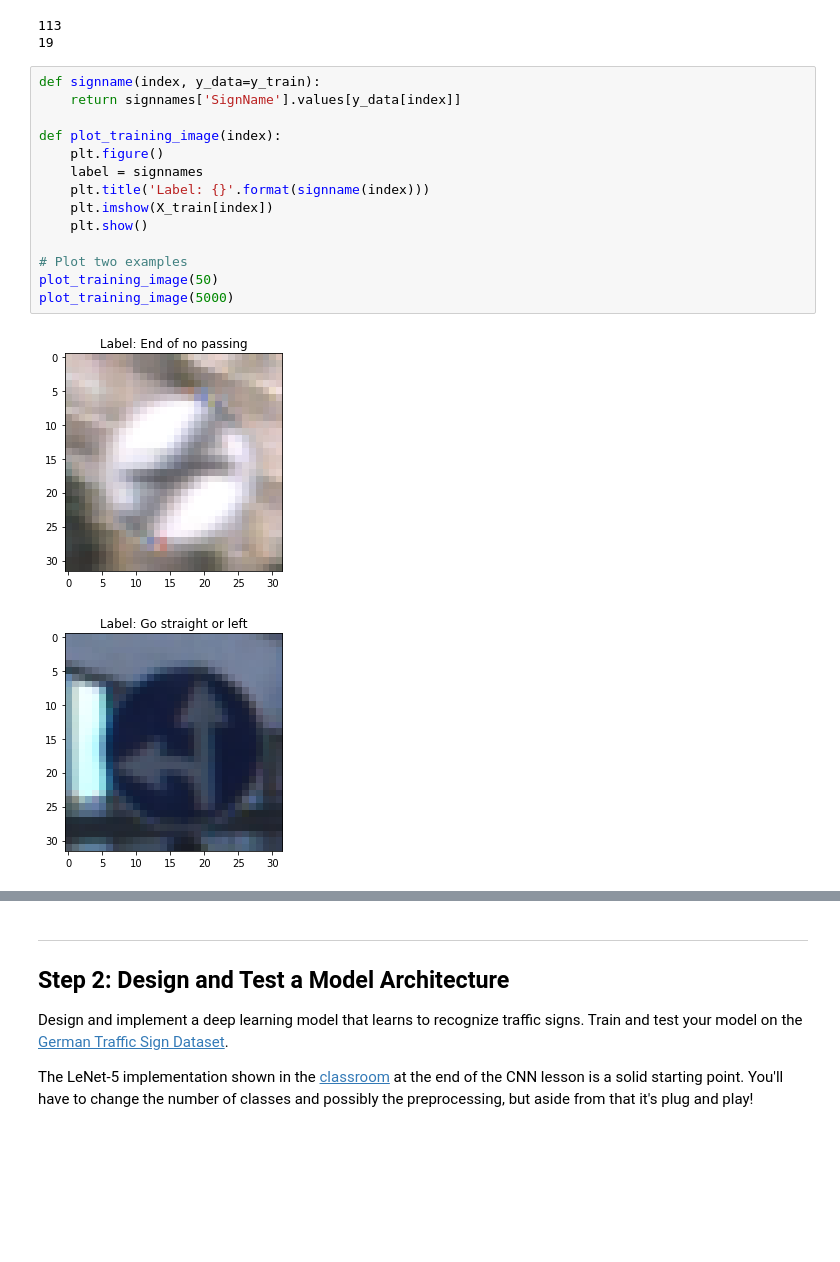
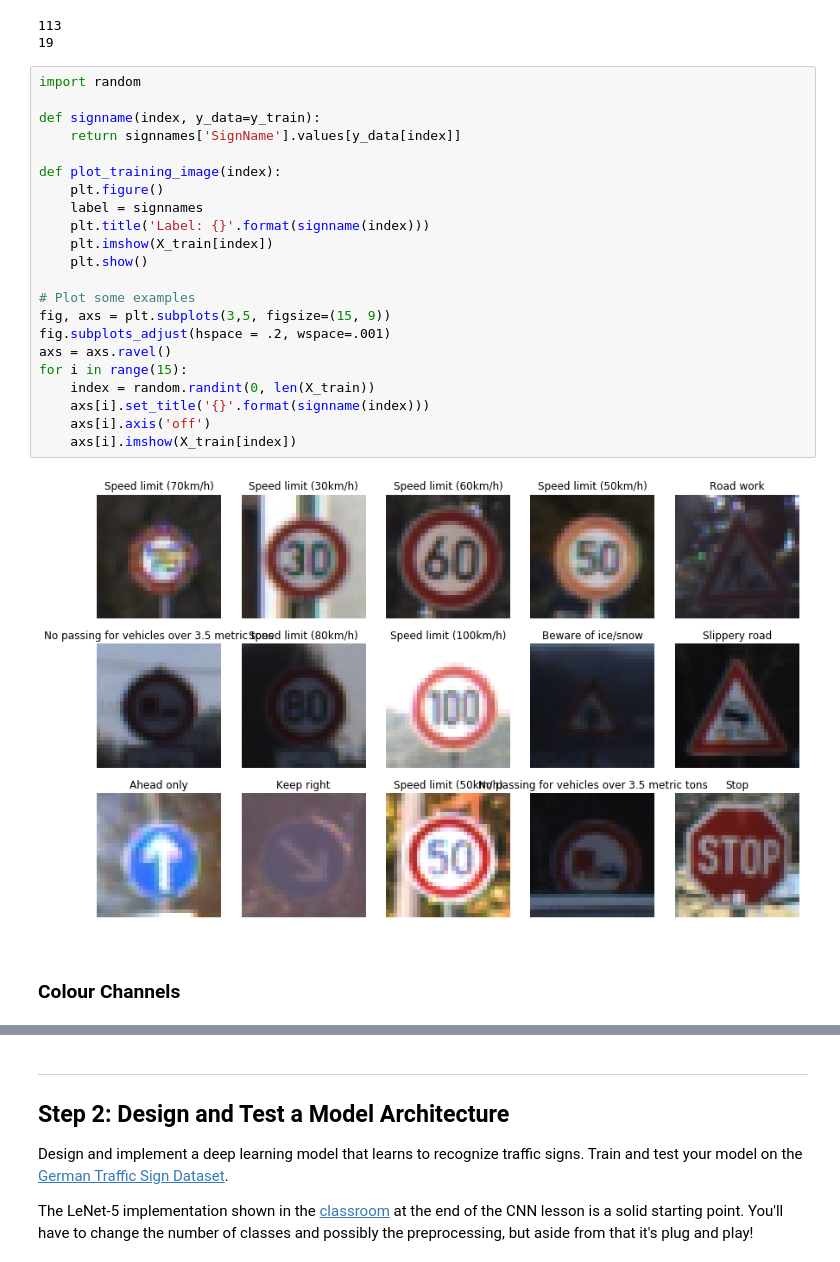
Before and after one commit to heliotropium72/traffic_sign_classifier, a Jupyter notebook: Traffic_Sign_Classifier.ipynb, the cells around one changed output, grey strips where cells are left out. Saved outputs shown, nothing was run; the diff lists cells and outputs as text; blank space fills up the shorter version.

```diff
--- a/Traffic_Sign_Classifier.ipynb
+++ b/Traffic_Sign_Classifier.ipynb
@@ -128,20 +128,29 @@ print(X_train[0].min())
 113
 19
 # %%
+import random
+
 def signname(index, y_data=y_train):
     return signnames['SignName'].values[y_data[index]]
 
 def plot_training_image(index):
     plt.figure()
     label = signnames
     plt.title('Label: {}'.format(signname(index)))
     plt.imshow(X_train[index])
     plt.show()
 
-# Plot two examples
-plot_training_image(50)
-plot_training_image(5000)
+# Plot some examples
+fig, axs = plt.subplots(3,5, figsize=(15, 9))
+fig.subplots_adjust(hspace = .2, wspace=.001)
+axs = axs.ravel()
+for i in range(15):
+    index = random.randint(0, len(X_train))
+    axs[i].set_title('{}'.format(signname(index)))
+    axs[i].axis('off')
+    axs[i].imshow(X_train[index])
 # %% [output]
-[figure, old version]
+[figure, new version]
-[figure, removed]
+# %% [markdown]
+### Colour Channels
 # %%
```
Also changed, not shown: parts of 19 cells of this notebook.
